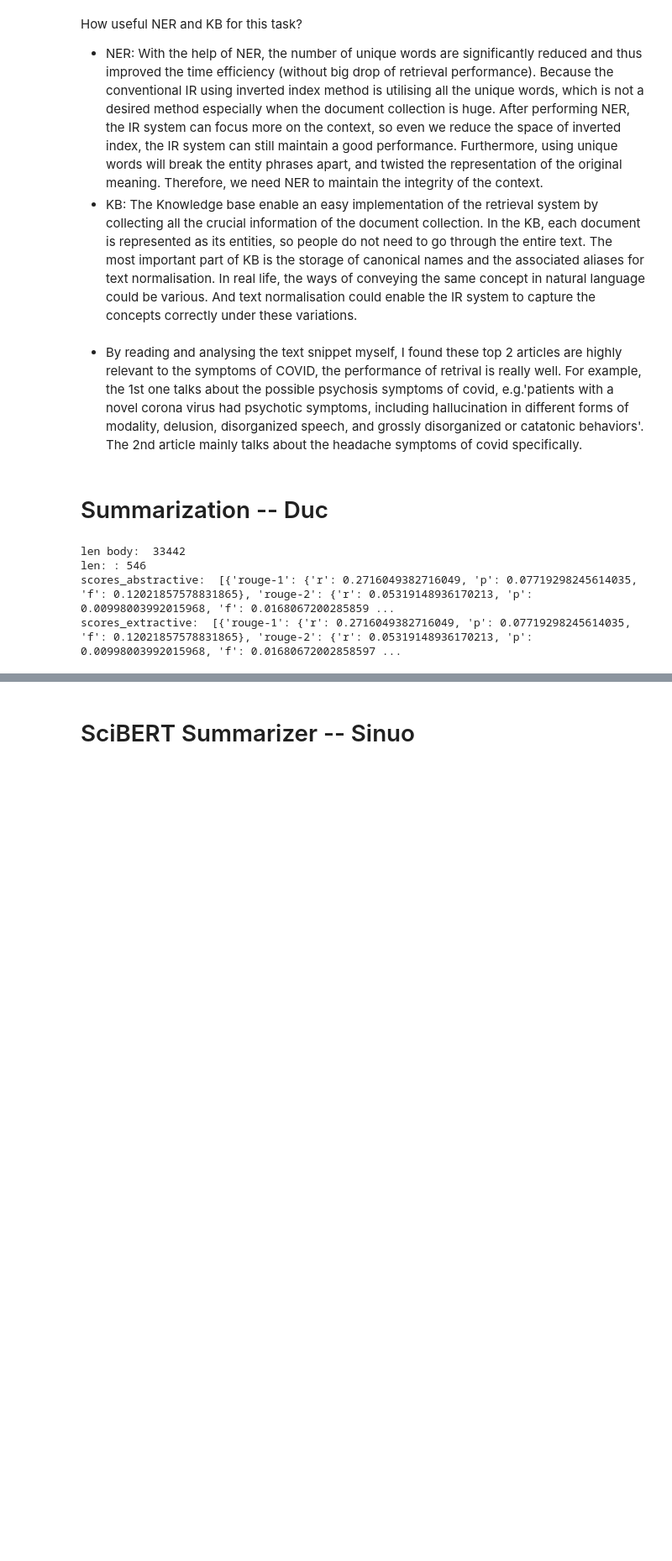
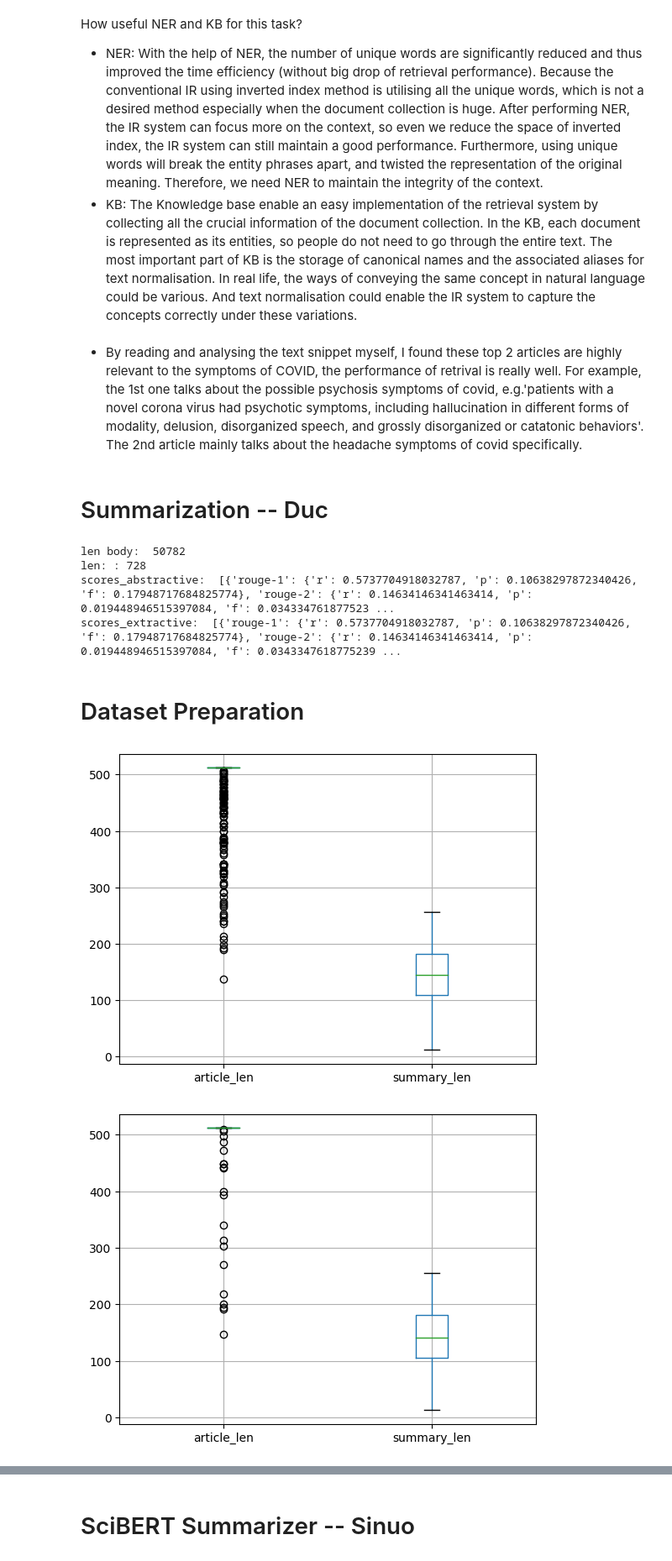
Before and after one commit to SinuoWang/A3, a Jupyter notebook: sinuo_summary.ipynb, the cells around one changed output, grey strips where cells are left out. Shown at 84% size. Drawn from its saved outputs; the diff is of its cells as text; code cells hidden in the pictures; blank space fills up the shorter version.

```diff
--- a/sinuo_summary.ipynb
+++ b/sinuo_summary.ipynb
@@ -53,8 +59,8 @@ def pre_processing(df):
     if not os.path.isfile(path):
         df_c = df.copy()
         #no punctuation or non-alphanumeric chars except periods
-        df_c['body_text'] = df_c.body_text.str.replace('[^A-Za-z0-9\s+\-]',' ') #replace special character with a space
-        df_c['abstract'] = df_c.abstract.str.replace('[^A-Za-z0-9\s+\-]',' ') #replace special character with a space
+        df_c['body_text'] = df_c.body_text.str.replace('[^A-Za-z0-9\s+\-+\.]',' ') #replace special character with a space
+        df_c['abstract'] = df_c.abstract.str.replace('[^A-Za-z0-9\s+\-+\.]',' ') #replace special character with a space
 
         # remove in-text reference e.g., [3-4]
         df_c['body_text'] = df_c.body_text.str.replace('\[.*?\]',' ')
@@ -896,7 +902,7 @@ class NLTK_Extractive_Summarizer:
 # ! pip install rouge
 
 extractor = NLTK_Extractive_Summarizer(summary_length = 5)
-id = 0
+id = 3
 text = processed_df.loc[processed_df['paper_id']==id]['original_body_text'].values[0]
 target_summ = processed_df.loc[processed_df['paper_id']==id]['abstract'].values[0]
 # print(text)
@@ -911,7 +917,58 @@ scores_extractive = rouge.get_scores(summ, target_summ)
 print('scores_abstractive: ',scores_abstractive)
 print('scores_extractive: ',scores_extractive)
 # %% [output]
-len body:  33442
-len: : 546
-scores_abstractive:  [{'rouge-1': {'r': 0.2716049382716049, 'p': 0.07719298245614035, 'f': 0.12021857578831865}, 'rouge-2': {'r': 0.05319148936170213, 'p': 0.00998003992015968, 'f': 0.0168067200285859 ...
-scores_extractive:  [{'rouge-1': {'r': 0.2716049382716049, 'p': 0.07719298245614035, 'f': 0.12021857578831865}, 'rouge-2': {'r': 0.05319148936170213, 'p': 0.00998003992015968, 'f': 0.01680672002858597 ...
+len body:  50782
+len: : 728
+scores_abstractive:  [{'rouge-1': {'r': 0.5737704918032787, 'p': 0.10638297872340426, 'f': 0.17948717684825774}, 'rouge-2': {'r': 0.14634146341463414, 'p': 0.019448946515397084, 'f': 0.034334761877523 ...
+scores_extractive:  [{'rouge-1': {'r': 0.5737704918032787, 'p': 0.10638297872340426, 'f': 0.17948717684825774}, 'rouge-2': {'r': 0.14634146341463414, 'p': 0.019448946515397084, 'f': 0.0343347618775239 ...
+# %% [markdown]
+# Dataset Preparation
+# %%
+dataset_df = pd.DataFrame()
+dataset_df['body_text'] = processed_df['body_text']
+dataset_df['target_summary'] = processed_df['abstract']
+dataset_df.to_csv('summary_dataset.tsv', sep="\t")
+
+bert_dataset_df = pd.DataFrame()
+bert_dataset_df['body_text'] = processed_df.body_text.apply(lambda x: ' '.join(x.split()[:512]))
+bert_dataset_df['target_summary'] = processed_df.abstract.apply(lambda x: ' '.join(x.split()[:256]))
+bert_dataset_df.to_csv('bert_summary_dataset.tsv', sep="\t")
+# %%
+from sklearn.model_selection import train_test_split
+import matplotlib.pyplot as plt
+
+def data_split(dataset_df):
+    x_train, x_test_val, y_train, y_test_val = train_test_split(dataset_df['body_text'], dataset_df['target_summary'], test_size=0.3, random_state=0)
+    x_val, x_test, y_val, y_test = train_test_split(x_test_val, y_test_val, test_size=0.75, random_state=0)
+
+    bert_train_df = pd.DataFrame()
+    bert_train_df['article'] = x_train
+    bert_train_df['summary'] = y_train
+
+    bert_val_df = pd.DataFrame()
+    bert_val_df['article'] = x_val
+    bert_val_df['summary'] = y_val
+
+    bert_test_df = pd.DataFrame()
+    bert_test_df['article'] = x_test
+    bert_test_df['summary'] = y_test
+    return bert_train_df, bert_val_df, bert_test_df
+
+def dataset_statistics(df):
+    article_len = df.article.str.split().str.len()
+    summary_len = df.summary.str.split().str.len()
+    # len_df = pd.DataFrame([article_len,summary_len], columns=['Col1', 'Col2'])
+    len_df = pd.DataFrame(dict(s1 = article_len, s2 = summary_len)).reset_index().drop(columns = 'index')
+    len_df.columns = ['article_len', 'summary_len']
+    boxplot = len_df.boxplot(column=['article_len', 'summary_len'])
+    boxplot.plot()
+    plt.show()
+    return
+
+bert_train_df, bert_val_df, bert_test_df = data_split(bert_dataset_df)
+dataset_statistics(bert_train_df)
+dataset_statistics(bert_val_df)
+dataset_statistics(bert_test_df)
+# %% [output]
+[figure, added]
+[figure, added]
```
Also changed, not shown: parts of 20 cells of this notebook.
